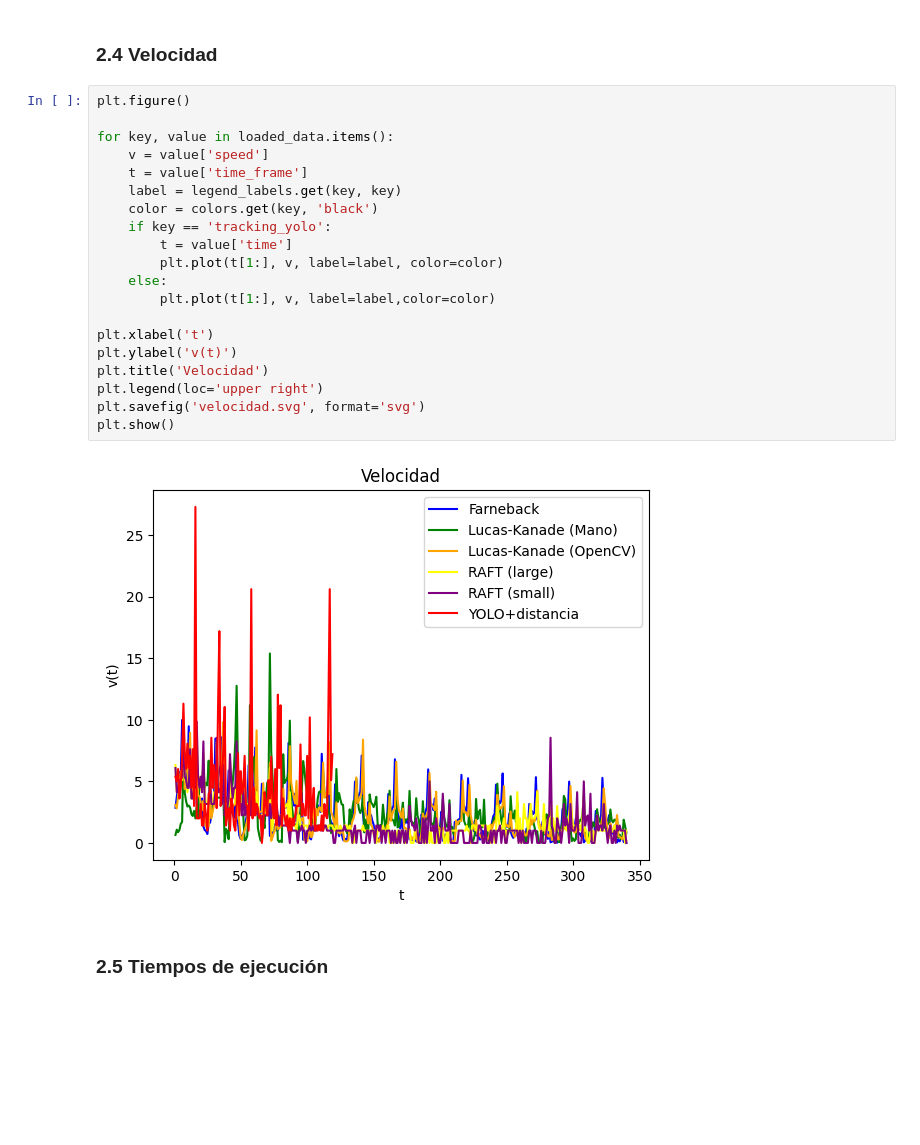
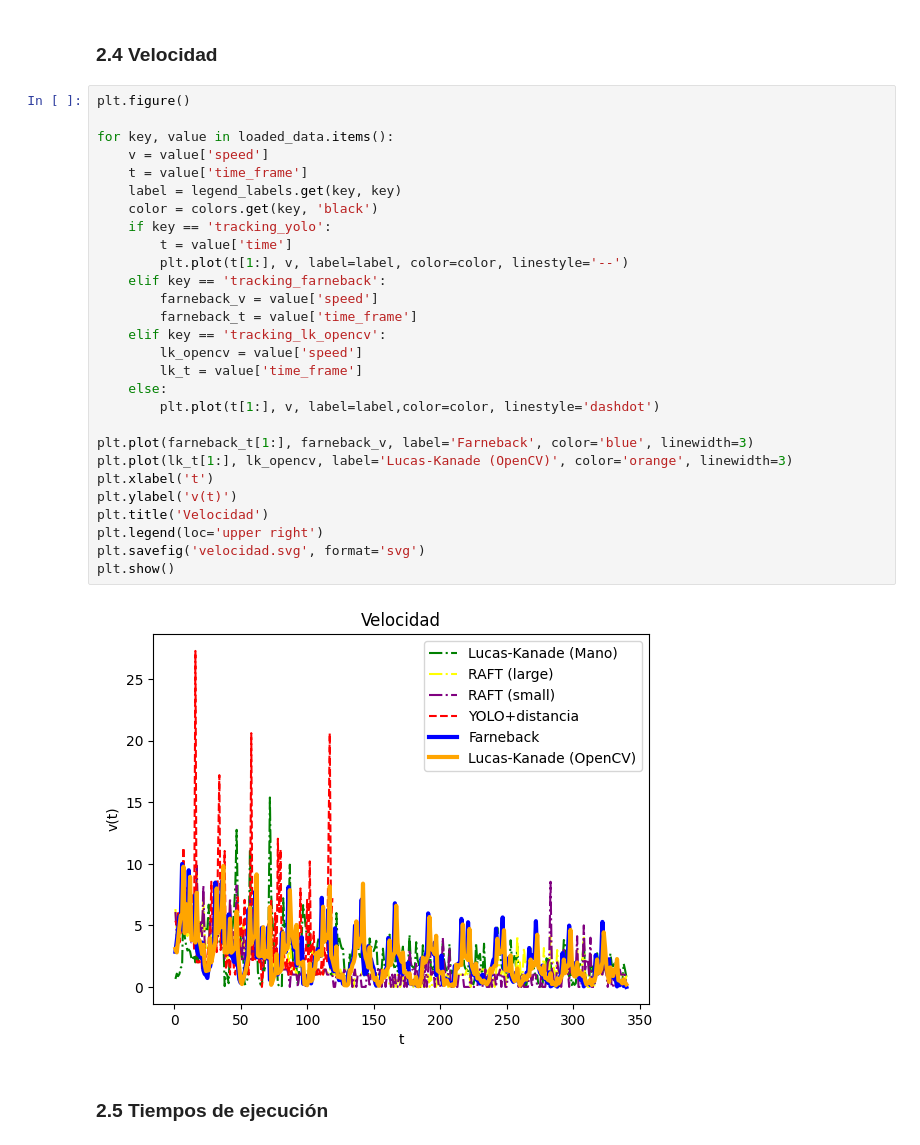
Before and after one commit to MediaMind-ULPGC/P07, a Jupyter notebook: seguimiento.ipynb, the cells around one changed output. Cells and saved outputs as stored; diff of their text form; blank space fills up the shorter version.

```diff
--- a/seguimiento.ipynb
+++ b/seguimiento.ipynb
@@ -148,25 +148,33 @@ plt.show()
 # %%
 plt.figure()
 
 for key, value in loaded_data.items():
     v = value['speed']
     t = value['time_frame']
     label = legend_labels.get(key, key)
     color = colors.get(key, 'black')
     if key == 'tracking_yolo':
         t = value['time']
-        plt.plot(t[1:], v, label=label, color=color)
+        plt.plot(t[1:], v, label=label, color=color, linestyle='--')
+    elif key == 'tracking_farneback':
+        farneback_v = value['speed']
+        farneback_t = value['time_frame']
+    elif key == 'tracking_lk_opencv':
+        lk_opencv = value['speed']
+        lk_t = value['time_frame']
     else:
-        plt.plot(t[1:], v, label=label,color=color)
+        plt.plot(t[1:], v, label=label,color=color, linestyle='dashdot')
 
+plt.plot(farneback_t[1:], farneback_v, label='Farneback', color='blue', linewidth=3)
+plt.plot(lk_t[1:], lk_opencv, label='Lucas-Kanade (OpenCV)', color='orange', linewidth=3)
 plt.xlabel('t')
 plt.ylabel('v(t)')
 plt.title('Velocidad')
 plt.legend(loc='upper right')
 plt.savefig('velocidad.svg', format='svg')
 plt.show()
 # %% [output]
-[figure, old version]
+[figure, new version]
 # %% [markdown]
 ### 2.5 Tiempos de ejecución
 # %%
```
Also changed, not shown: 5 other files.
